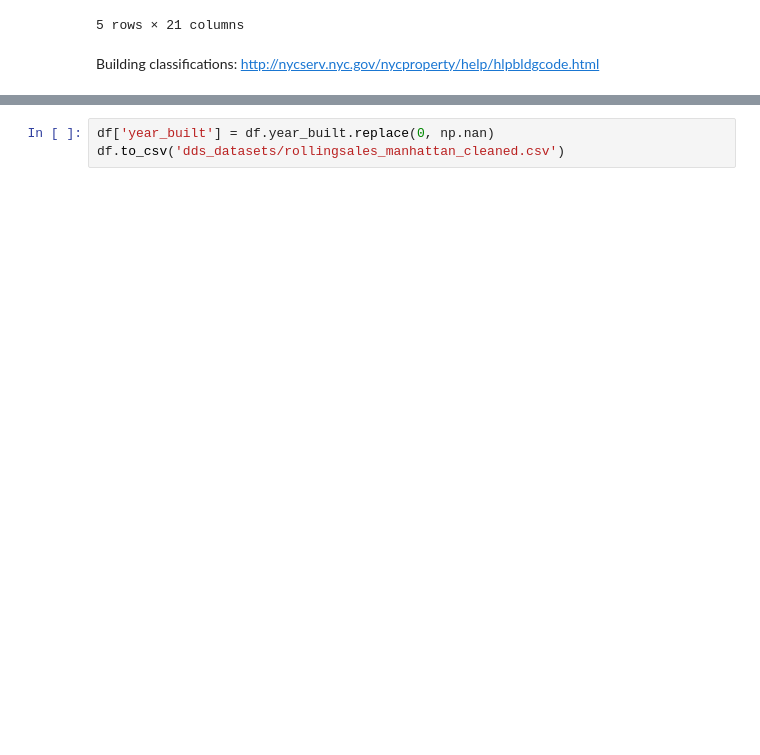
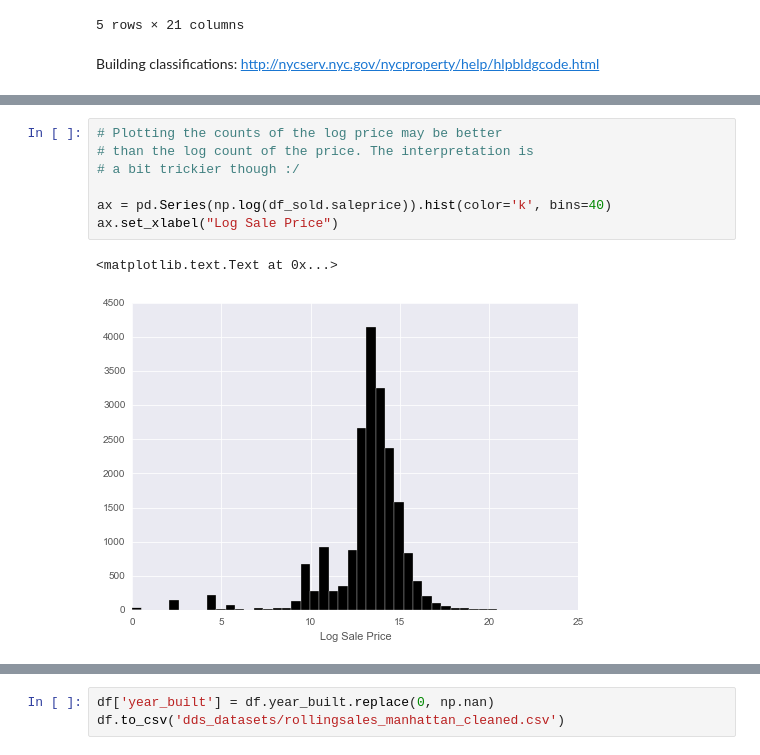
Before and after one commit to TomAugspurger/doing_data_science, a Jupyter notebook: Chapter 02 -- RealDirect Data Strategy.ipynb, the cells around one changed output, grey strips where cells are left out. Cells and saved outputs as stored; diff of their text form; blank space fills up the shorter version.

```diff
--- a/Chapter 02 -- RealDirect Data Strategy.ipynb
+++ b/Chapter 02 -- RealDirect Data Strategy.ipynb
@@ -49,0 +95,10 @@ df = df.rename(columns=lambda x: x.replace('\n', '').replace('-', '_').replace('
+# %%
+# Plotting the counts of the log price may be better
+# than the log count of the price. The interpretation is
+# a bit trickier though :/
+
+ax = pd.Series(np.log(df_sold.saleprice)).hist(color='k', bins=40)
+ax.set_xlabel("Log Sale Price")
+# %% [output]
+<matplotlib.text.Text at 0x...>
+[figure, added]
```
Also changed, not shown: parts of 13 cells of this notebook, 1 other file.
